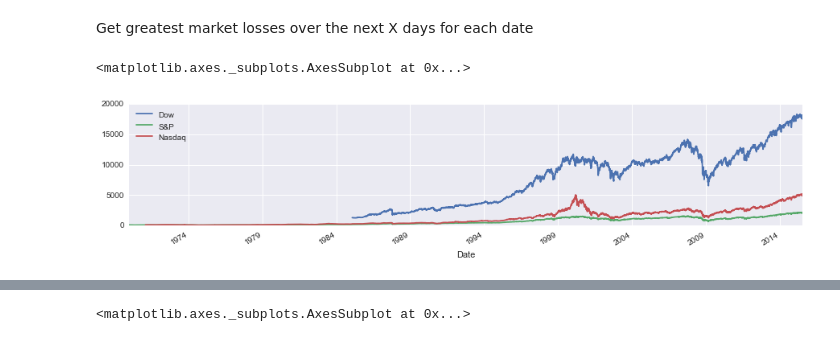
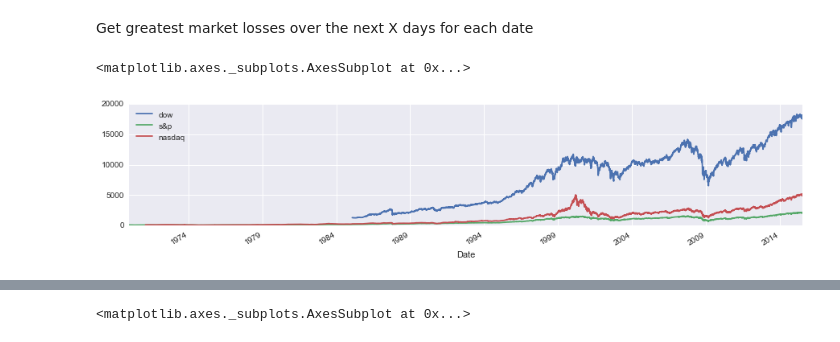
Before and after one commit to rhouck/bubble, a Jupyter notebook: explore 1.ipynb, the cells around one changed output, grey strips where cells are left out. Drawn from its saved outputs; the diff is of its cells as text; code cells hidden in the pictures.

```diff
--- a/explore 1.ipynb
+++ b/explore 1.ipynb
@@ -12,11 +14,12 @@ import seaborn as sns
 ## import
 # %% [markdown]
 Get greatest market losses over the next X days for each date
-# %%
-market = pd.read_csv('data/market_close.csv', index_col=0, parse_dates=0)
-market.plot(figsize=[15,3])
-# %% [output]
-<matplotlib.axes._subplots.AxesSubplot at 0x...>
-[figure, removed]
+# %%
+market = ld.latest_csv_to_pandas('market')
+market.columns = ['dow', 's&p', 'nasdaq']
+market.plot(figsize=[15,3])
+# %% [output]
+<matplotlib.axes._subplots.AxesSubplot at 0x...>
+[figure, added]
 # %%
 # create df of lagged returns
```
Also changed, not shown: parts of 23 cells of this notebook.
